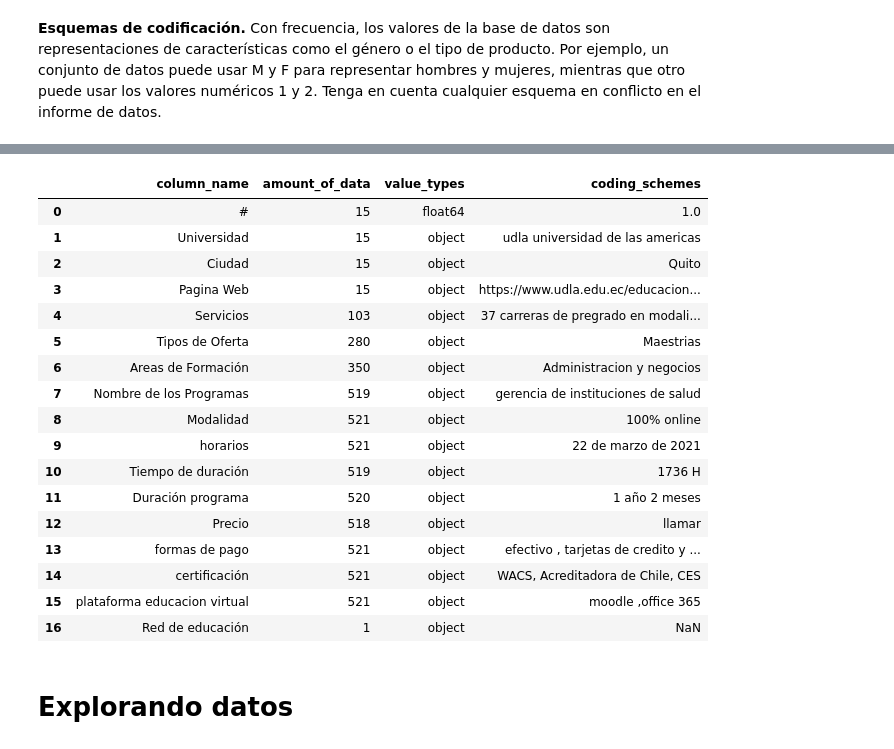
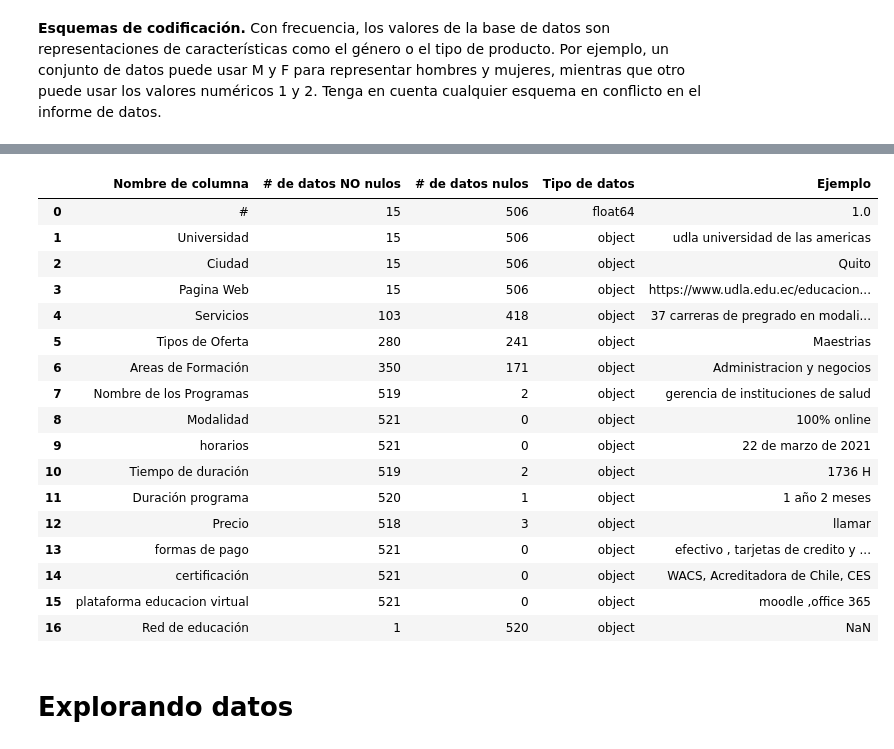
Before and after one commit to Herziox/Data-Mining-System-SETEC, a Jupyter notebook: 2_data_understanding_module/eda_etl_data_understanding.ipynb, the cells around one changed output, grey strips where cells are left out. Drawn from its saved outputs; the diff is of its cells as text; code cells hidden in the pictures.

```diff
--- a/2_data_understanding_module/eda_etl_data_understanding.ipynb
+++ b/2_data_understanding_module/eda_etl_data_understanding.ipynb
@@ -20,6 +22,21 @@ def amount_of_data(df):
     for col in df.columns:
         amount_of_data_list.append(len(df[col][df[col].notnull()]))
     return amount_of_data_list
+
+def null_of_data(df):
+    null_of_data_list = []
+    for col in df.columns:
+        null_of_data_list.append(len(df[col][df[col].isnull()]))
+    return null_of_data_list
+
+def not_null_of_dat(df):
+    return df.notnull().sum().sum()
+
+def n_row_data(df):
+    return df.shape[0]
+
+def n_col_data(df):
+    return df.shape[1]
 # %% [markdown]
 **Tipos de valor.** Los datos pueden tomar una variedad de formatos, como numérico, categórico (cadena) o booleano (verdadero/falso). Prestar atención al tipo de valor puede evitar problemas durante el modelado posterior.
 # %%
@@ -37,23 +57,22 @@ df_coec = pd.read_csv(os.path.join(path_additional_data,'costo_oferta_educacion_
 # %%
-info_df_coec = pd.DataFrame(data=[df_coec.columns,amount_of_data(df_coec),value_types(df_coec),coding_schemes(df_coec)]).transpose()
-info_df_coec = info_df_coec.rename(columns={0:'column_name',1:'amount_of_data',2:'value_types',3:'coding_schemes'})
-info_df_coec
+info_df_coec = pd.DataFrame(data=[df_coec.columns,amount_of_data(df_coec),null_of_data(df_coec),value_types(df_coec),coding_schemes(df_coec)]).transpose()
+info_df_coec = info_df_coec.rename(columns={0:'Nombre de columna',1:'# de datos NO nulos',2:'# de datos nulos',3:'Tipo de datos',4:'Ejemplo'})
 # %% [output]
-|  | column_name | amount_of_data | value_types | coding_schemes |
-| 0 | # | 15 | float64 | 1.0 |
-| 1 | Universidad | 15 | object | udla universidad de las americas |
-| 2 | Ciudad | 15 | object | Quito |
-| 3 | Pagina Web | 15 | object | https://www.udla.edu.ec/educacion... |
-| 4 | Servicios | 103 | object | 37 carreras de pregrado en modali... |
-| 5 | Tipos de Oferta | 280 | object | Maestrias |
-| 6 | Areas de Formación | 350 | object | Administracion y negocios |
-| 7 | Nombre de los Programas | 519 | object | gerencia de instituciones de salud |
-| 8 | Modalidad | 521 | object | 100% online |
-| 9 | horarios | 521 | object | 22 de marzo de 2021 |
-| 10 | Tiempo de duración | 519 | object | 1736 H |
-| 11 | Duración programa | 520 | object | 1 año 2 meses |
-| 12 | Precio | 518 | object | llamar |
-| 13 | formas de pago | 521 | object | efectivo , tarjetas de credito y ... |
-| 14 | certificación | 521 | object | WACS, Acreditadora de Chile, CES |
-| 15 | plataforma educacion virtual | 521 | object | moodle ,office 365 |
-| 16 | Red de educación | 1 | object | NaN |
+|  | Nombre de columna | # de datos NO nulos | # de datos nulos | Tipo de datos | Ejemplo |
+| 0 | # | 15 | 506 | float64 | 1.0 |
+| 1 | Universidad | 15 | 506 | object | udla universidad de las americas |
+| 2 | Ciudad | 15 | 506 | object | Quito |
+| 3 | Pagina Web | 15 | 506 | object | https://www.udla.edu.ec/educacion... |
+| 4 | Servicios | 103 | 418 | object | 37 carreras de pregrado en modali... |
+| 5 | Tipos de Oferta | 280 | 241 | object | Maestrias |
+| 6 | Areas de Formación | 350 | 171 | object | Administracion y negocios |
+| 7 | Nombre de los Programas | 519 | 2 | object | gerencia de instituciones de salud |
+| 8 | Modalidad | 521 | 0 | object | 100% online |
+| 9 | horarios | 521 | 0 | object | 22 de marzo de 2021 |
+| 10 | Tiempo de duración | 519 | 2 | object | 1736 H |
+| 11 | Duración programa | 520 | 1 | object | 1 año 2 meses |
+| 12 | Precio | 518 | 3 | object | llamar |
+| 13 | formas de pago | 521 | 0 | object | efectivo , tarjetas de credito y ... |
+| 14 | certificación | 521 | 0 | object | WACS, Acreditadora de Chile, CES |
+| 15 | plataforma educacion virtual | 521 | 0 | object | moodle ,office 365 |
+| 16 | Red de educación | 1 | 520 | object | NaN |
```
Also changed, not shown: parts of 3 cells of this notebook, 31 other files.
